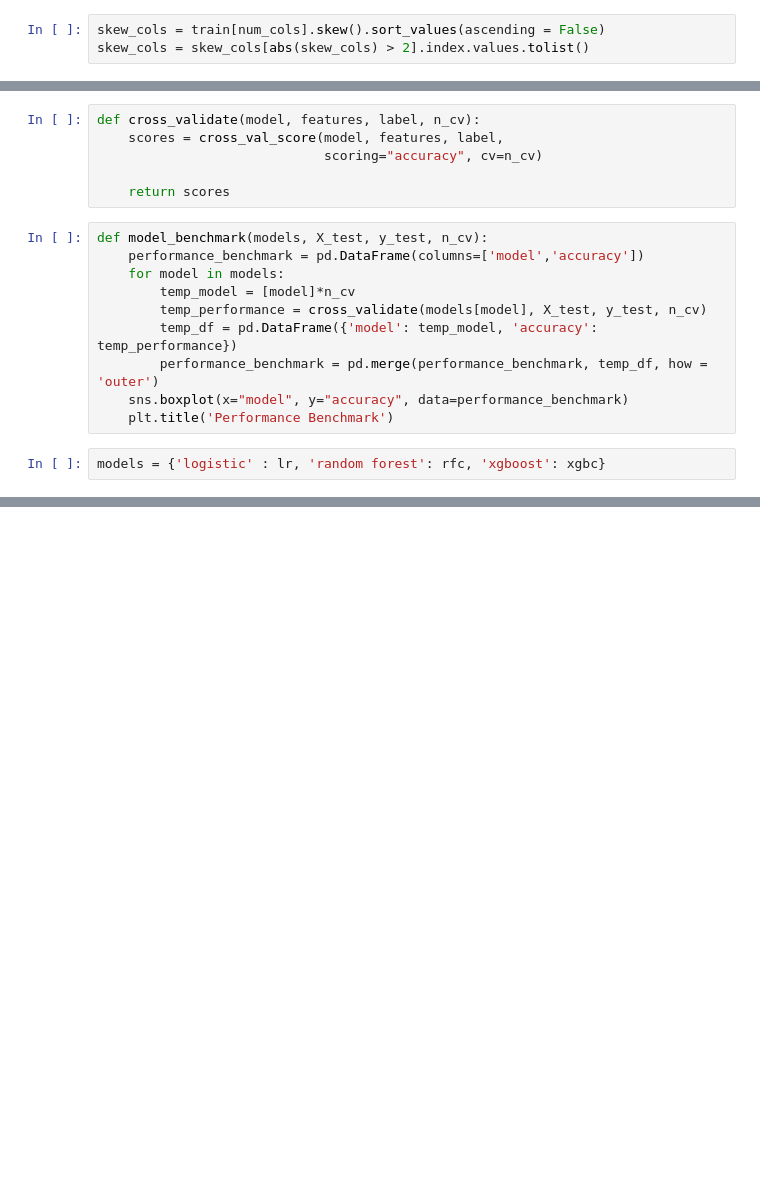
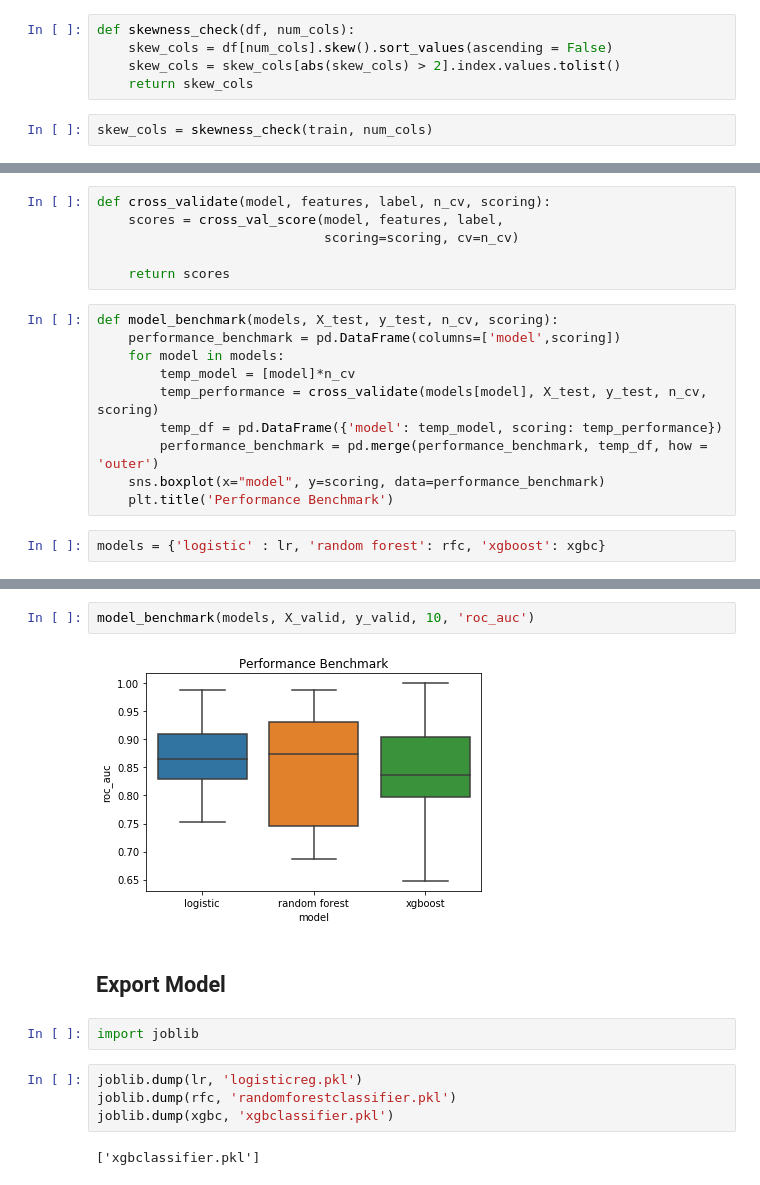
Before and after one commit to imfaridz/machine-learning-learn, a Jupyter notebook: titanic/Classifier.ipynb, the cells around one changed output, grey strips where cells are left out. Cells and saved outputs as stored; diff of their text form; blank space fills up the shorter version.

```diff
--- a/titanic/Classifier.ipynb
+++ b/titanic/Classifier.ipynb
@@ -59,8 +59,12 @@ train['ticket_len'] = train['Ticket'].str.count(r'[a-zA-Z0-9 ]')
 # %% [markdown]
 ## Feature Scale
 # %%
-skew_cols = train[num_cols].skew().sort_values(ascending = False)
-skew_cols = skew_cols[abs(skew_cols) > 2].index.values.tolist()
+def skewness_check(df, num_cols):
+    skew_cols = df[num_cols].skew().sort_values(ascending = False)
+    skew_cols = skew_cols[abs(skew_cols) > 2].index.values.tolist()
+    return skew_cols
+# %%
+skew_cols = skewness_check(train, num_cols)
 # %% [markdown]
 ### Log Transform
 # %%
@@ -278,20 +282,20 @@ F1 Score: 0.900585
 # %% [markdown]
 ### Comparison
 # %%
-def cross_validate(model, features, label, n_cv):
+def cross_validate(model, features, label, n_cv, scoring):
     scores = cross_val_score(model, features, label,
-                             scoring="accuracy", cv=n_cv)
+                             scoring=scoring, cv=n_cv)
 
     return scores
 # %%
-def model_benchmark(models, X_test, y_test, n_cv):
-    performance_benchmark = pd.DataFrame(columns=['model','accuracy'])
+def model_benchmark(models, X_test, y_test, n_cv, scoring):
+    performance_benchmark = pd.DataFrame(columns=['model',scoring])
     for model in models:
         temp_model = [model]*n_cv
-        temp_performance = cross_validate(models[model], X_test, y_test, n_cv)
-        temp_df = pd.DataFrame({'model': temp_model, 'accuracy': temp_performance})
+        temp_performance = cross_validate(models[model], X_test, y_test, n_cv, scoring)
+        temp_df = pd.DataFrame({'model': temp_model, scoring: temp_performance})
         performance_benchmark = pd.merge(performance_benchmark, temp_df, how = 'outer')
-    sns.boxplot(x="model", y="accuracy", data=performance_benchmark)
+    sns.boxplot(x="model", y=scoring, data=performance_benchmark)
     plt.title('Performance Benchmark')
 # %%
 models = {'logistic' : lr, 'random forest': rfc, 'xgboost': xgbc}
@@ -300,2 +304,16 @@ model_benchmark(models, X_valid, y_valid, 10)
 # %% [output]
 [figure]
+# %%
+model_benchmark(models, X_valid, y_valid, 10, 'roc_auc')
+# %% [output]
+[figure, added]
+# %% [markdown]
+## Export Model
+# %%
+import joblib
+# %%
+joblib.dump(lr, 'logisticreg.pkl')
+joblib.dump(rfc, 'randomforestclassifier.pkl')
+joblib.dump(xgbc, 'xgbclassifier.pkl')
+# %% [output]
+['xgbclassifier.pkl']
```
Also changed, not shown: parts of 10 cells of this notebook.
